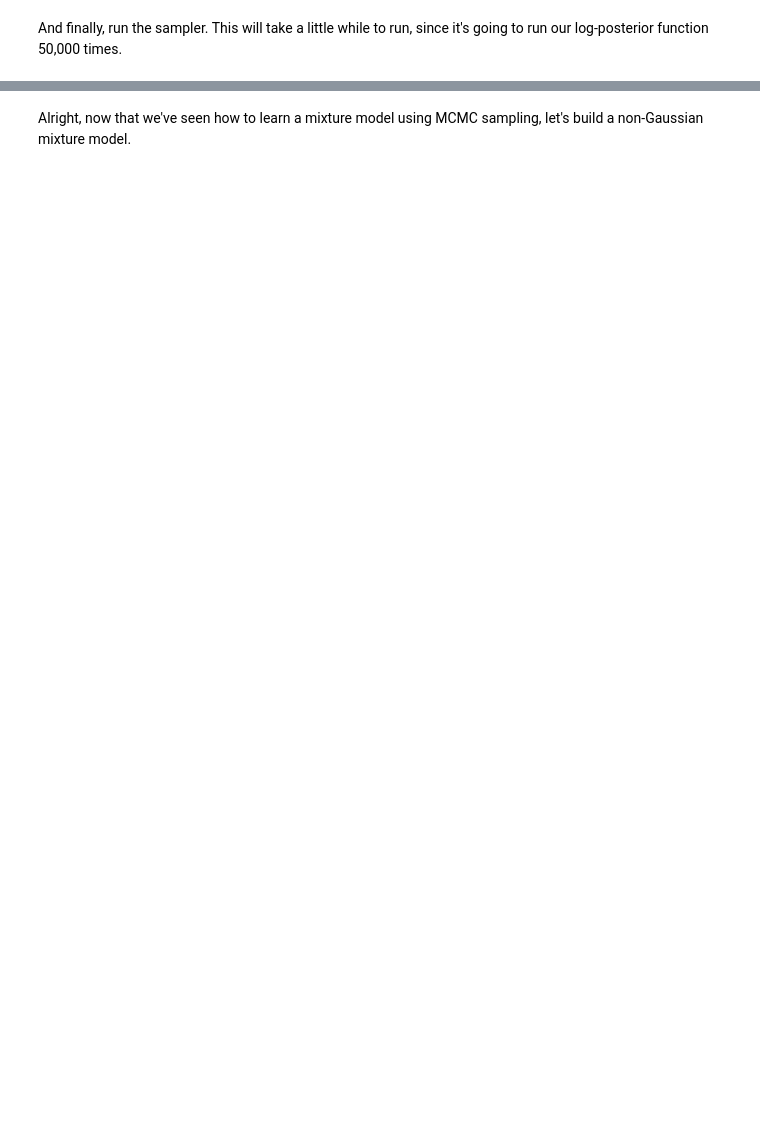
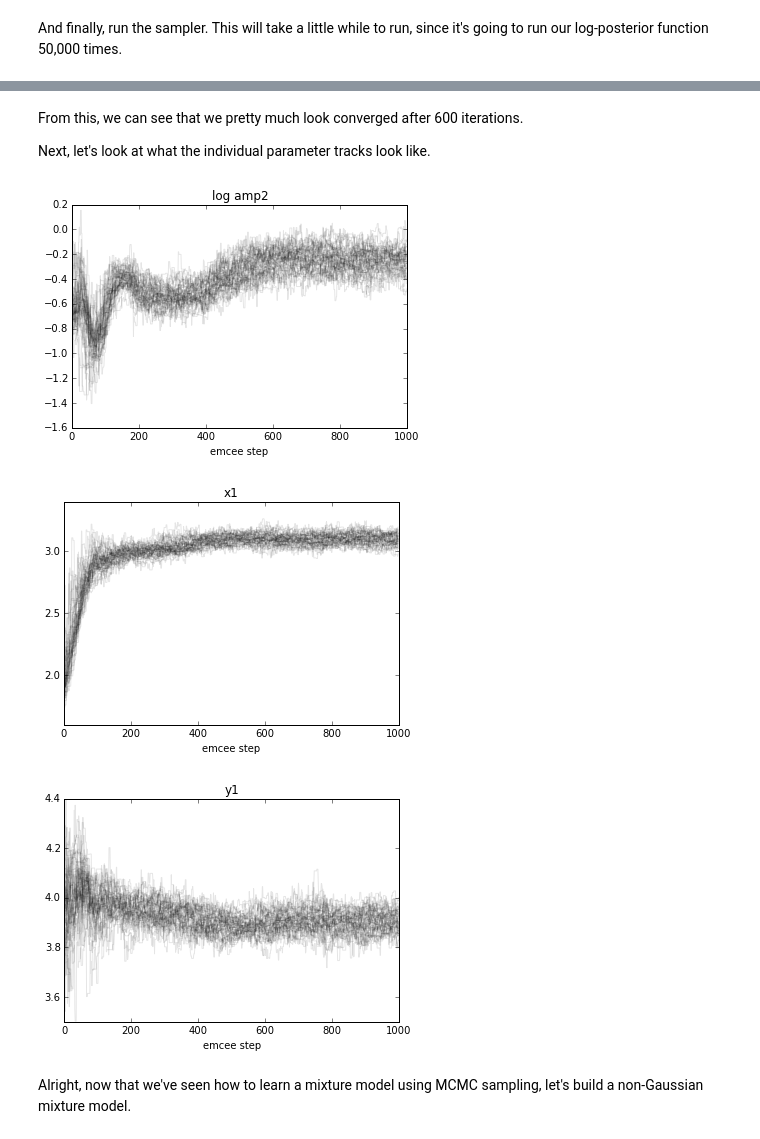
Before and after one commit to dstndstn/Unsupervised, a Jupyter notebook: fgbg.ipynb, the cells around one changed output, grey strips where cells are left out. Saved outputs shown, nothing was run; the diff lists cells and outputs as text; code cells hidden in the pictures; blank space fills up the shorter version.

```diff
--- a/fgbg.ipynb
+++ b/fgbg.ipynb
@@ -165,0 +138,20 @@ triangle.corner(sampler.flatchain[:nsteps*nw/2,:], labels=['log a2','x1','y1','x
+# %% [markdown]
+From this, we can see that we pretty much look converged after 600 iterations.
+
+Next, let's look at what the individual parameter tracks look like.
+# %%
+nparams = len(p0)
+param_names = ['log amp2', 'x1','y1','x2','y2', 'xx1','xy1','yy1', 'xx2','xy2','yy2']
+for i in range(nparams):
+    plt.clf()
+    plt.plot(sampler.chain[:,:,i].T, 'k-', alpha=0.1)
+    plt.title(param_names[i])
+    plt.xlabel('emcee step')
+    plt.show()
+    # Don't really need to look at them all...
+    if i == 2:
+        break
+# %% [output]
+[figure, added]
+[figure, added]
+[figure, added]
```
Also changed, not shown: parts of 19 cells of this notebook, 1 other file.
